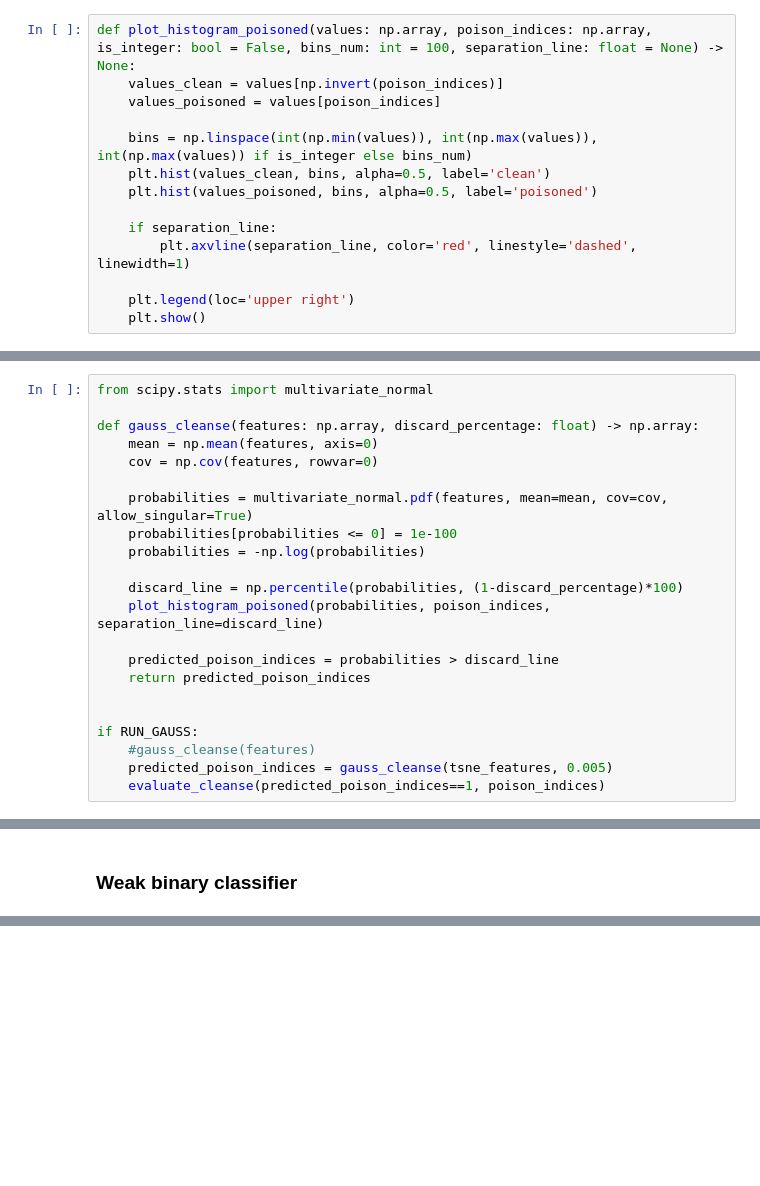
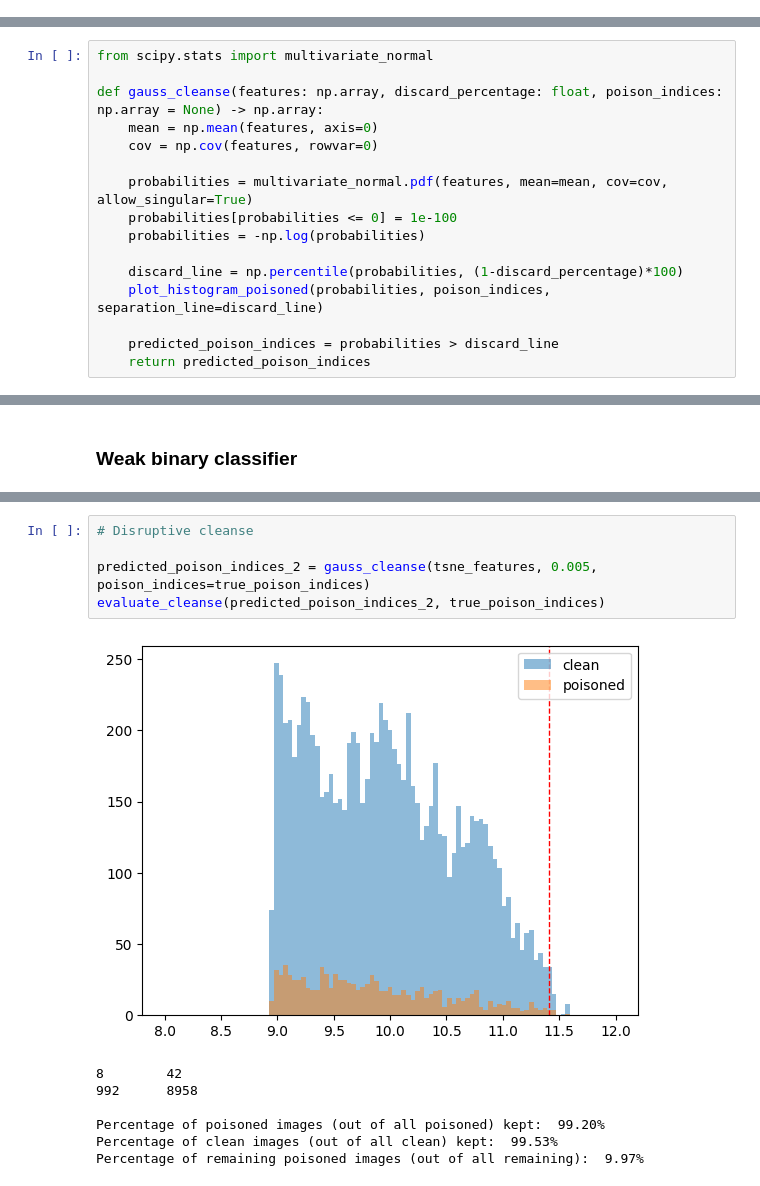
Before and after one commit to LukaD00/selfsupervised-cleanse, a Jupyter notebook: cleanse.ipynb, the cells around one changed output, grey strips where cells are left out. Saved outputs shown, nothing was run; the diff lists cells and outputs as text; blank space fills up the shorter version.

```diff
--- a/cleanse.ipynb
+++ b/cleanse.ipynb
@@ -468,18 +443,4 @@ if RUN_LOGREG:
 ## Disruptive detection
 # %% [markdown]
 ### Centroid
-# %%
-def plot_histogram_poisoned(values: np.array, poison_indices: np.array, is_integer: bool = False, bins_num: int = 100, separation_line: float = None) -> None:
-    values_clean = values[np.invert(poison_indices)]
-    values_poisoned = values[poison_indices]
-
-    bins = np.linspace(int(np.min(values)), int(np.max(values)), int(np.max(values)) if is_integer else bins_num)
-    plt.hist(values_clean, bins, alpha=0.5, label='clean')
-    plt.hist(values_poisoned, bins, alpha=0.5, label='poisoned')
-
-    if separation_line:
-        plt.axvline(separation_line, color='red', linestyle='dashed', linewidth=1)
-
-    plt.legend(loc='upper right')
-    plt.show()
 # %%
@@ -497,7 +454,7 @@ if RUN_CENTROID:
 # %%
 from scipy.stats import multivariate_normal
 
-def gauss_cleanse(features: np.array, discard_percentage: float) -> np.array:
+def gauss_cleanse(features: np.array, discard_percentage: float, poison_indices: np.array = None) -> np.array:
     mean = np.mean(features, axis=0)
     cov = np.cov(features, rowvar=0)
 
@@ -510,9 +467,3 @@ def gauss_cleanse(features: np.array, discard_percentage: float) -> np.array:
 
     predicted_poison_indices = probabilities > discard_line
     return predicted_poison_indices
-
-
-if RUN_GAUSS:
-    #gauss_cleanse(features)
-    predicted_poison_indices = gauss_cleanse(tsne_features, 0.005)
-    evaluate_cleanse(predicted_poison_indices==1, poison_indices)
@@ -631,0 +584,13 @@ Percentage of remaining poisoned images (out of all remaining):  0.00%
+# %%
+# Disruptive cleanse
+
+predicted_poison_indices_2 = gauss_cleanse(tsne_features, 0.005, poison_indices=true_poison_indices)
+evaluate_cleanse(predicted_poison_indices_2, true_poison_indices)
+# %% [output]
+[figure, added]
+8        42
+992      8958
+
+Percentage of poisoned images (out of all poisoned) kept:  99.20%
+Percentage of clean images (out of all clean) kept:  99.53%
+Percentage of remaining poisoned images (out of all remaining):  9.97%
```
Also changed, not shown: parts of 31 cells of this notebook.
